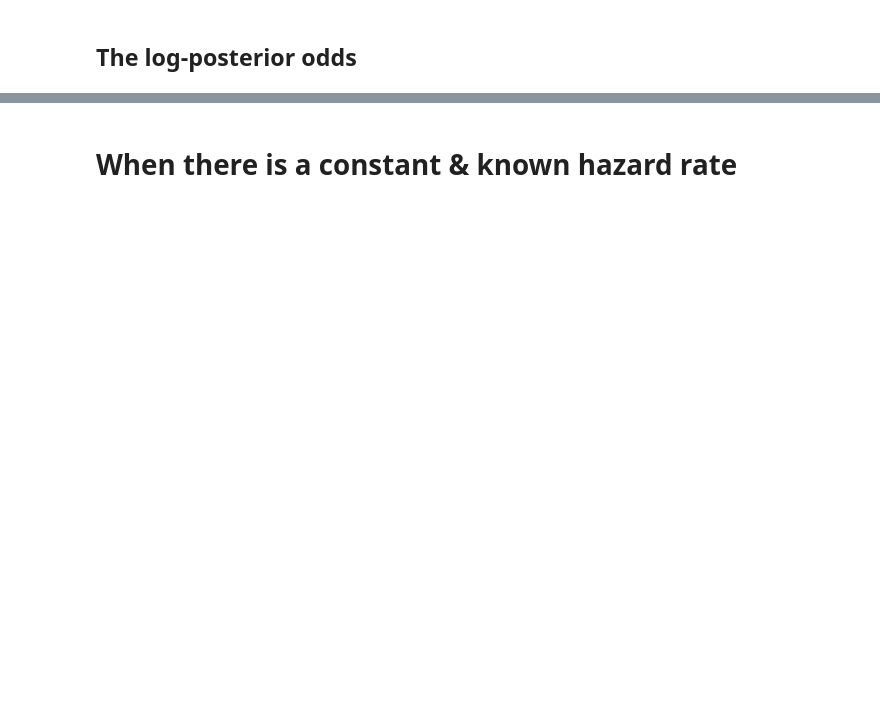
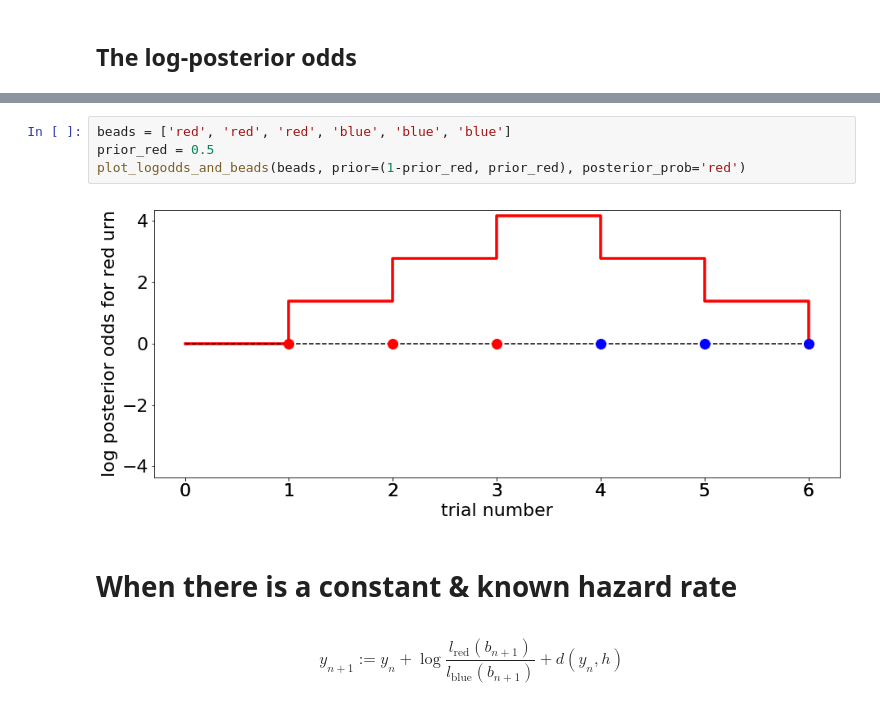
Before and after one commit to TheGoldLab/Lab_Tutorials, a Jupyter notebook: normative_2AFC/Normative 2AFC Decision-Making.ipynb, the cells around one changed output, grey strips where cells are left out. Drawn from its saved outputs; the diff is of its cells as text; blank space fills up the shorter version.

```diff
--- a/normative_2AFC/Normative 2AFC Decision-Making.ipynb
+++ b/normative_2AFC/Normative 2AFC Decision-Making.ipynb
@@ -95,2 +187,12 @@ plot_posterior_and_beads(beads, (1-pred, pred))
+# %%
+beads = ['red', 'red', 'red', 'blue', 'blue', 'blue']
+prior_red = 0.5
+plot_logodds_and_beads(beads, prior=(1-prior_red, prior_red), posterior_prob='red')
+# %% [output]
+[figure, added]
 # %% [markdown]
 # When there is a constant & known hazard rate
+# %% [markdown]
+\begin{equation*}
+y_{n+1}:=y_n+\log \frac{l_\text{red}(b_{n+1})}{l_\text{blue}(b_{n+1})} + d(y_{n}, h)
+\end{equation*}
```
Also changed, not shown: parts of 13 cells of this notebook.
